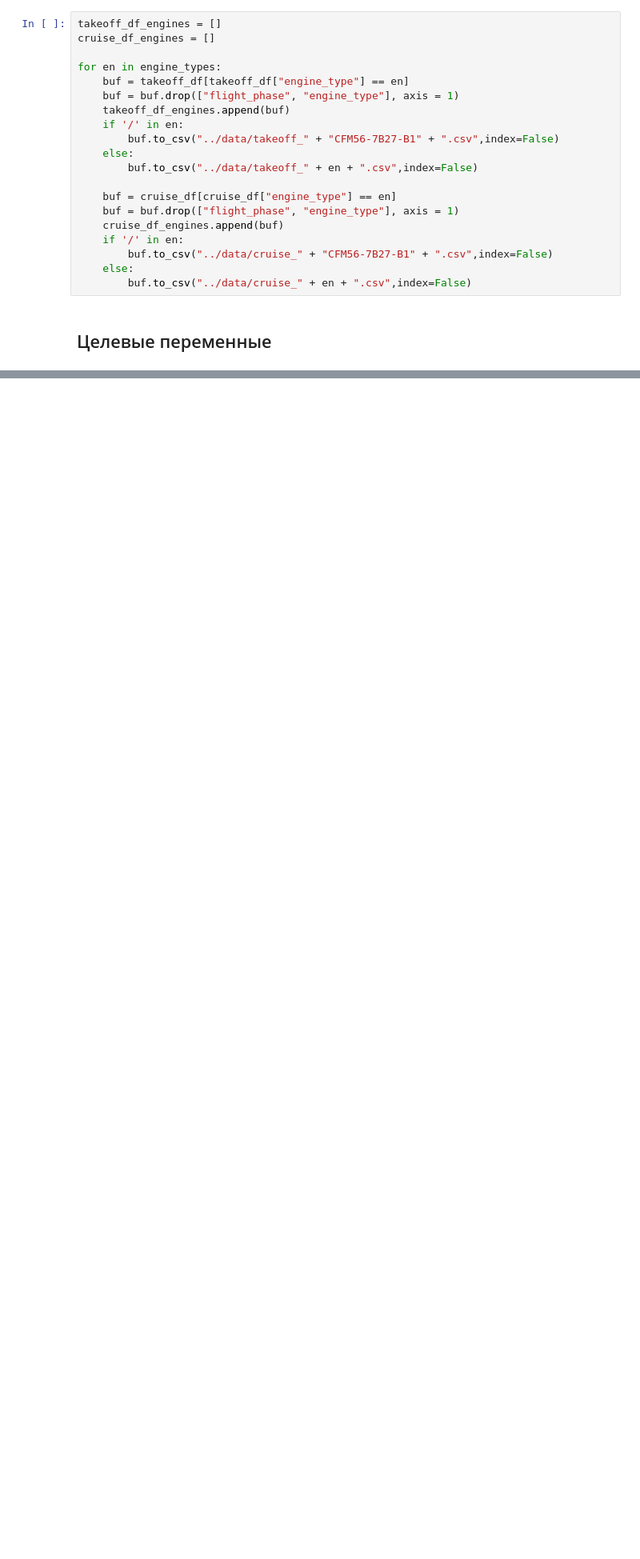
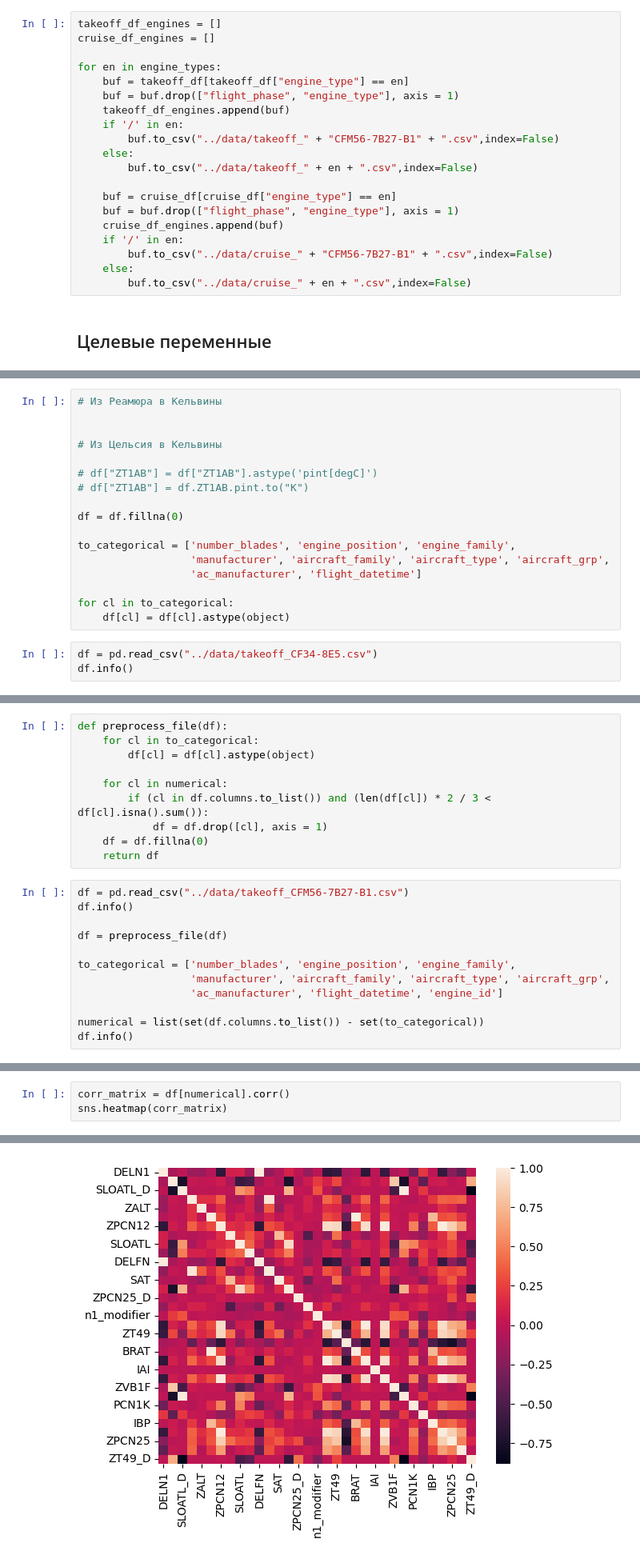
Before and after one commit to tainella/SkyRulers, a Jupyter notebook: ML/notebooks/parser.ipynb, the cells around one changed output, grey strips where cells are left out. Shown at 80% size. Saved outputs shown, nothing was run; the diff lists cells and outputs as text; blank space fills up the shorter version.

```diff
--- a/ML/notebooks/parser.ipynb
+++ b/ML/notebooks/parser.ipynb
@@ -130,0 +232,20 @@ df["engine_id"].unique()[0]
+# %%
+# Из Реамюра в Кельвины
+
+
+# Из Цельсия в Кельвины
+
+# df["ZT1AB"] = df["ZT1AB"].astype('pint[degC]')
+# df["ZT1AB"] = df.ZT1AB.pint.to("K")
+
+df = df.fillna(0)
+
+to_categorical = ['number_blades', 'engine_position', 'engine_family',
+                  'manufacturer', 'aircraft_family', 'aircraft_type', 'aircraft_grp',
+                  'ac_manufacturer', 'flight_datetime']
+
+for cl in to_categorical:
+    df[cl] = df[cl].astype(object)
+# %%
+df = pd.read_csv("../data/takeoff_CF34-8E5.csv")
+df.info()
@@ -130,0 +272,22 @@ df["engine_id"].unique()[0]
+# %%
+def preprocess_file(df):
+    for cl in to_categorical:
+        df[cl] = df[cl].astype(object)
+
+    for cl in numerical:
+        if (cl in df.columns.to_list()) and (len(df[cl]) * 2 / 3 < df[cl].isna().sum()):
+            df = df.drop([cl], axis = 1)
+    df = df.fillna(0)
+    return df
+# %%
+df = pd.read_csv("../data/takeoff_CFM56-7B27-B1.csv")
+df.info()
+
+df = preprocess_file(df)
+
+to_categorical = ['number_blades', 'engine_position', 'engine_family',
+                  'manufacturer', 'aircraft_family', 'aircraft_type', 'aircraft_grp',
+                  'ac_manufacturer', 'flight_datetime', 'engine_id']
+
+numerical = list(set(df.columns.to_list()) - set(to_categorical))
+df.info()
@@ -130,0 +316,4 @@ df["engine_id"].unique()[0]
+# %%
+corr_matrix = df[numerical].corr()
+sns.heatmap(corr_matrix)
+# %% [output]
@@ -130,0 +321 @@ df["engine_id"].unique()[0]
+[figure, added]
```
Also changed, not shown: parts of 31 cells of this notebook.
